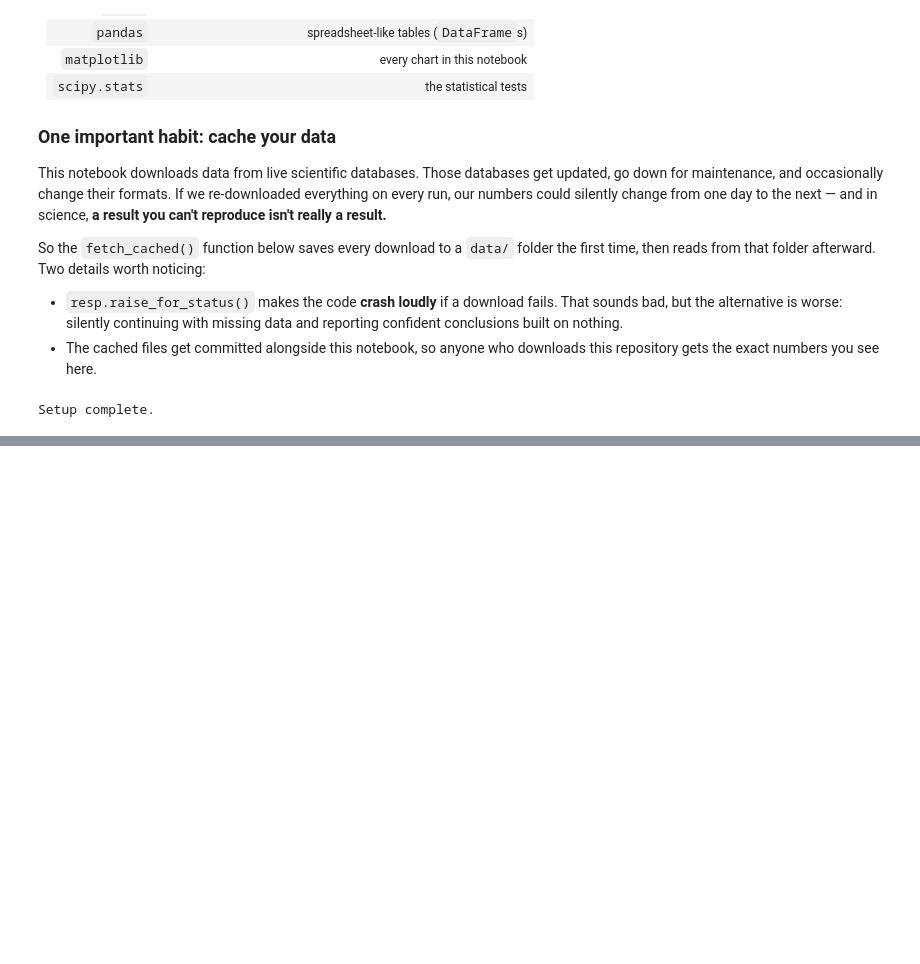
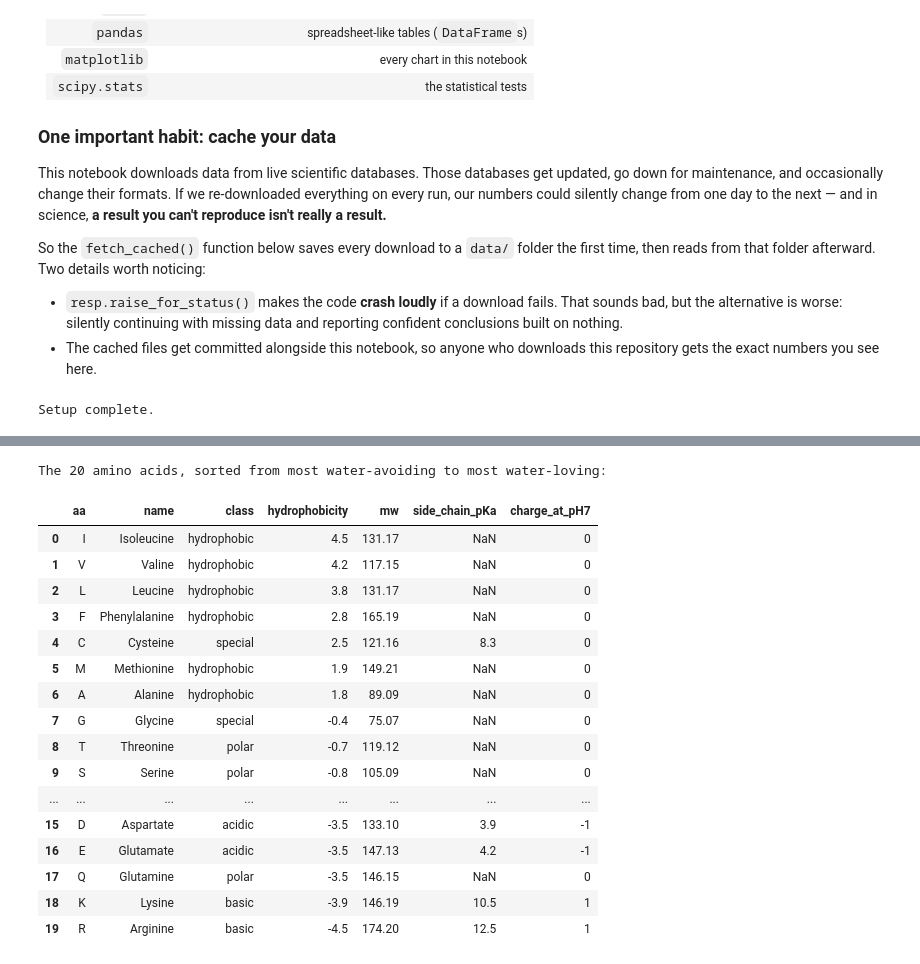
Before and after one commit to legpt/alphafold-confidence-project, a Jupyter notebook: amino_acid_chemistry_confidence.ipynb, the cells around one changed output, grey strips where cells are left out. Cells and saved outputs as stored; diff of their text form; code cells hidden in the pictures; blank space fills up the shorter version.

```diff
--- a/amino_acid_chemistry_confidence.ipynb
+++ b/amino_acid_chemistry_confidence.ipynb
@@ -116,0 +328,49 @@ Setup complete.
+# %%
+# code, name, class, Kyte-Doolittle hydrophobicity, MW (Da), side-chain pKa, charge at pH 7
+AMINO_ACIDS = [
+    ("A", "Alanine",       "hydrophobic",  1.8,  89.09, None,  0),
+    ("V", "Valine",        "hydrophobic",  4.2, 117.15, None,  0),
+    ("L", "Leucine",       "hydrophobic",  3.8, 131.17, None,  0),
+    ("I", "Isoleucine",    "hydrophobic",  4.5, 131.17, None,  0),
+    ("M", "Methionine",    "hydrophobic",  1.9, 149.21, None,  0),
+    ("F", "Phenylalanine", "hydrophobic",  2.8, 165.19, None,  0),
+    ("W", "Tryptophan",    "hydrophobic", -0.9, 204.23, None,  0),
+    ("S", "Serine",        "polar",       -0.8, 105.09, None,  0),
+    ("T", "Threonine",     "polar",       -0.7, 119.12, None,  0),
+    ("N", "Asparagine",    "polar",       -3.5, 132.12, None,  0),
+    ("Q", "Glutamine",     "polar",       -3.5, 146.15, None,  0),
+    ("Y", "Tyrosine",      "polar",       -1.3, 181.19, 10.5,  0),
+    ("D", "Aspartate",     "acidic",      -3.5, 133.10,  3.9, -1),
+    ("E", "Glutamate",     "acidic",      -3.5, 147.13,  4.2, -1),
+    ("K", "Lysine",        "basic",       -3.9, 146.19, 10.5, +1),
+    ("R", "Arginine",      "basic",       -4.5, 174.20, 12.5, +1),
+    ("H", "Histidine",     "basic",       -3.2, 155.16,  6.0,  0),
+    ("G", "Glycine",       "special",     -0.4,  75.07, None,  0),
+    ("P", "Proline",       "special",     -1.6, 115.13, None,  0),
+    ("C", "Cysteine",      "special",      2.5, 121.16,  8.3,  0),
+]
+
+aa_table = pd.DataFrame(AMINO_ACIDS, columns=[
+    "aa", "name", "class", "hydrophobicity", "mw", "side_chain_pKa", "charge_at_pH7"])
+
+print("The 20 amino acids, sorted from most water-avoiding to most water-loving:")
+aa_table.sort_values("hydrophobicity", ascending=False).reset_index(drop=True)
+# %% [output]
+The 20 amino acids, sorted from most water-avoiding to most water-loving:
+|  | aa | name | class | hydrophobicity | mw | side_chain_pKa | charge_at_pH7 |
+| 0 | I | Isoleucine | hydrophobic | 4.5 | 131.17 | NaN | 0 |
+| 1 | V | Valine | hydrophobic | 4.2 | 117.15 | NaN | 0 |
+| 2 | L | Leucine | hydrophobic | 3.8 | 131.17 | NaN | 0 |
+| 3 | F | Phenylalanine | hydrophobic | 2.8 | 165.19 | NaN | 0 |
+| 4 | C | Cysteine | special | 2.5 | 121.16 | 8.3 | 0 |
+| 5 | M | Methionine | hydrophobic | 1.9 | 149.21 | NaN | 0 |
+| 6 | A | Alanine | hydrophobic | 1.8 | 89.09 | NaN | 0 |
+| 7 | G | Glycine | special | -0.4 | 75.07 | NaN | 0 |
+| 8 | T | Threonine | polar | -0.7 | 119.12 | NaN | 0 |
+| 9 | S | Serine | polar | -0.8 | 105.09 | NaN | 0 |
+| ... | ... | ... | ... | ... | ... | ... | ... |
+| 15 | D | Aspartate | acidic | -3.5 | 133.10 | 3.9 | -1 |
+| 16 | E | Glutamate | acidic | -3.5 | 147.13 | 4.2 | -1 |
+| 17 | Q | Glutamine | polar | -3.5 | 146.15 | NaN | 0 |
+| 18 | K | Lysine | basic | -3.9 | 146.19 | 10.5 | 1 |
+| 19 | R | Arginine | basic | -4.5 | 174.20 | 12.5 | 1 |
```
Also changed, not shown: parts of 8 cells of this notebook, 3 other files.
